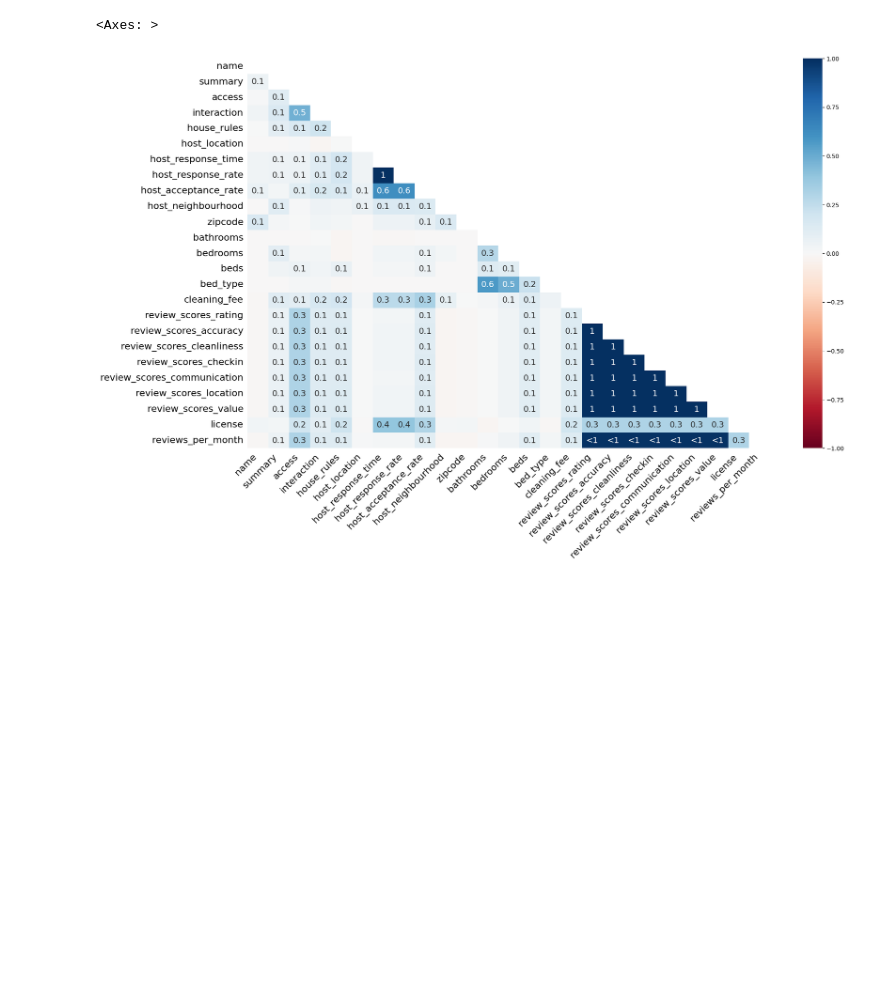
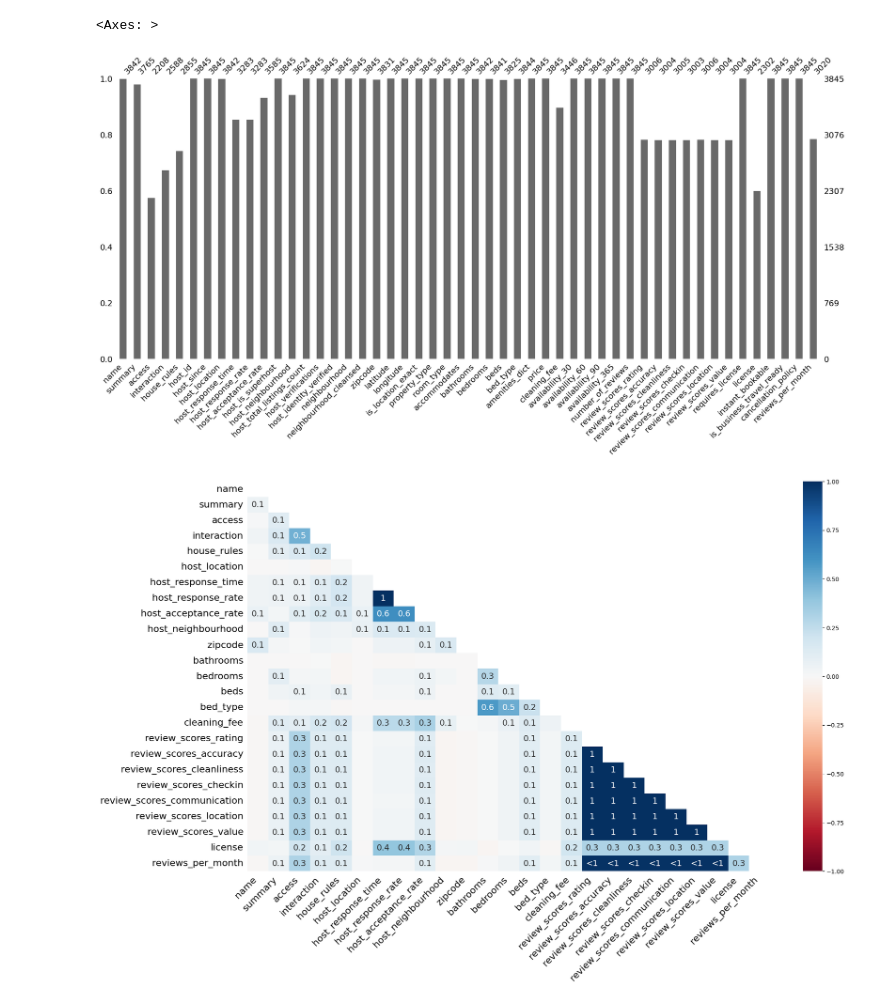
Before and after one commit to drscook/m5364_23sp_data_science1, a Jupyter notebook: pipelines_AirBNB.ipynb, the cells around one changed output. Drawn from its saved outputs; the diff is of its cells as text; code cells hidden in the pictures; blank space fills up the shorter version.

```diff
--- a/pipelines_AirBNB.ipynb
+++ b/pipelines_AirBNB.ipynb
@@ -30,4 +28,5 @@ df = airbnb.data.prep().set_index('id')
 # %%
 import missingno as msno
+msno.bar(df)
 msno.heatmap(df)
 # %% [output]
@@ -35,5 +34,6 @@ msno.heatmap(df)
 <Axes: >
-[figure, old version]
+[figure, new version]
+[figure, added]
 # %%
 # lower case all strings
 for col in df.columns:
```
Also changed, not shown: parts of 11 cells of this notebook.
